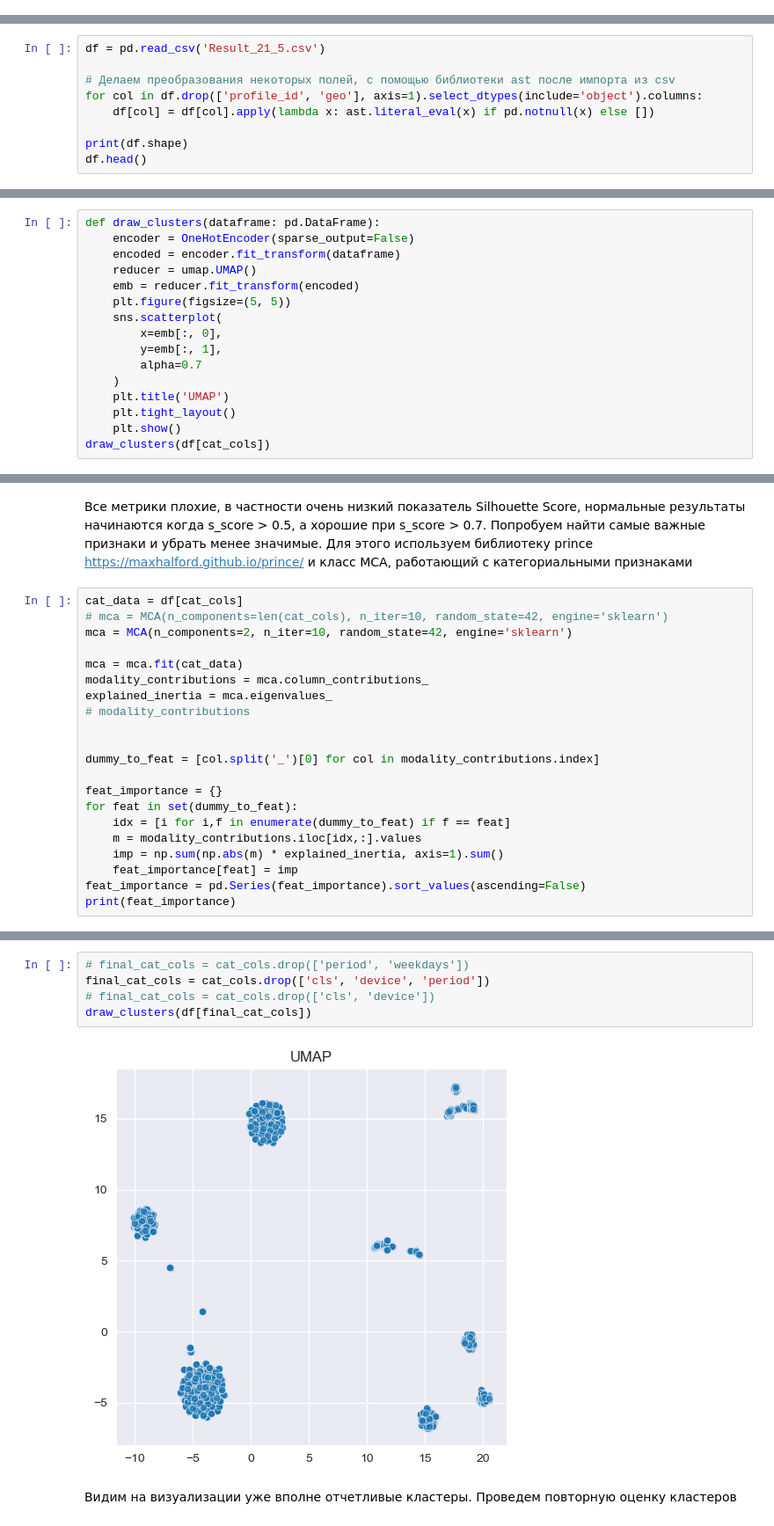
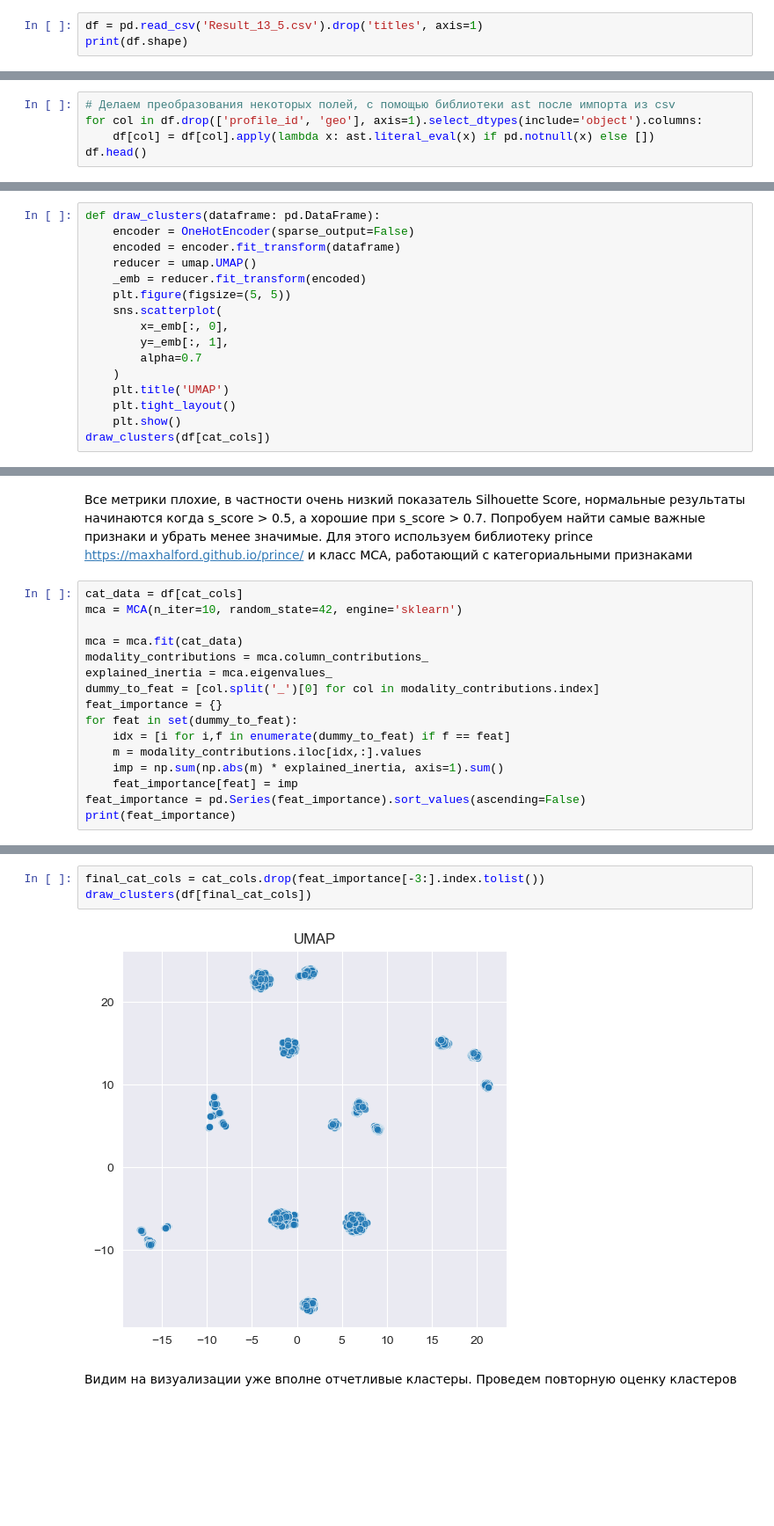
Before and after one commit to Patrick7777777/users_segmentation, a Jupyter notebook: main.ipynb, the cells around one changed output, grey strips where cells are left out. Shown: that part at 88% size. Cells and saved outputs as stored; diff of their text form; blank space fills up the shorter version.

```diff
--- a/main.ipynb
+++ b/main.ipynb
@@ -19,3 +92,6 @@ from hyperopt import fmin, tpe, hp, Trials
 # %%
 warnings.filterwarnings("ignore", category=FutureWarning)
 warnings.filterwarnings("ignore", message="using precomputed metric; inverse_transform will be unavailable")
+# %%
+df = pd.read_csv('Result_13_5.csv').drop('titles', axis=1)
+print(df.shape)
@@ -22,12 +100,8 @@ warnings.filterwarnings("ignore", message="using precomputed metric; inverse_tra
 # %% [markdown]
 ## Предварительная обработка датасета
 # %%
-df = pd.read_csv('Result_21_5.csv')
-
 # Делаем преобразования некоторых полей, с помощью библиотеки ast после импорта из csv
 for col in df.drop(['profile_id', 'geo'], axis=1).select_dtypes(include='object').columns:
     df[col] = df[col].apply(lambda x: ast.literal_eval(x) if pd.notnull(x) else [])
-
-print(df.shape)
 df.head()
 # %% [output]
@@ -164,11 +237,11 @@ def draw_clusters(dataframe: pd.DataFrame):
     encoder = OneHotEncoder(sparse_output=False)
     encoded = encoder.fit_transform(dataframe)
     reducer = umap.UMAP()
-    emb = reducer.fit_transform(encoded)
+    _emb = reducer.fit_transform(encoded)
     plt.figure(figsize=(5, 5))
     sns.scatterplot(
-        x=emb[:, 0],
-        y=emb[:, 1],
+        x=_emb[:, 0],
+        y=_emb[:, 1],
         alpha=0.7
     )
     plt.title('UMAP')
@@ -220,17 +309,12 @@ Davies-Bouldin Score: 2.1386667566729947
 Для этого используем библиотеку prince https://maxhalford.github.io/prince/ и класс MCA, работающий с категориальными признаками
 # %%
 cat_data = df[cat_cols]
-# mca = MCA(n_components=len(cat_cols), n_iter=10, random_state=42, engine='sklearn')
-mca = MCA(n_components=2, n_iter=10, random_state=42, engine='sklearn')
+mca = MCA(n_iter=10, random_state=42, engine='sklearn')
 
 mca = mca.fit(cat_data)
 modality_contributions = mca.column_contributions_
 explained_inertia = mca.eigenvalues_
-# modality_contributions
-
-
 dummy_to_feat = [col.split('_')[0] for col in modality_contributions.index]
-
 feat_importance = {}
 for feat in set(dummy_to_feat):
     idx = [i for i,f in enumerate(dummy_to_feat) if f == feat]
@@ -263,10 +334,8 @@ dtype: float64
 # %%
-# final_cat_cols = cat_cols.drop(['period', 'weekdays'])
-final_cat_cols = cat_cols.drop(['cls', 'device', 'period'])
-# final_cat_cols = cat_cols.drop(['cls', 'device'])
+final_cat_cols = cat_cols.drop(feat_importance[-3:].index.tolist())
 draw_clusters(df[final_cat_cols])
 # %% [output]
-[figure, old version]
+[figure, new version]
 # %% [markdown]
 Видим на визуализации уже вполне отчетливые кластеры. Проведем повторную оценку кластеров
 # %%
```
Also changed, not shown: parts of 54 cells of this notebook, 2 other files.
